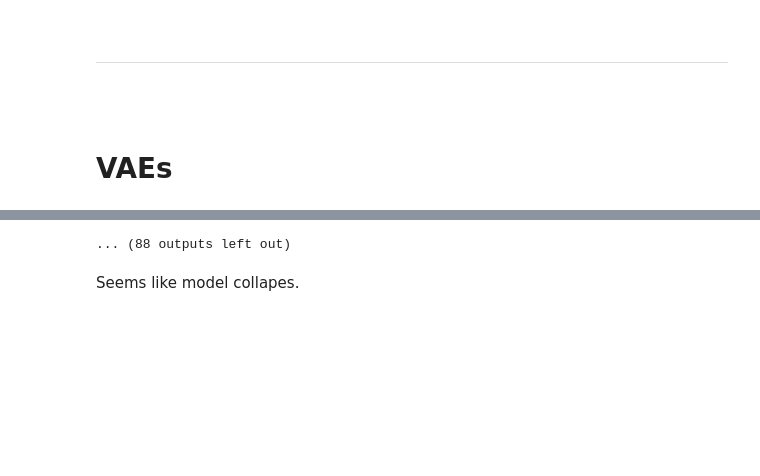
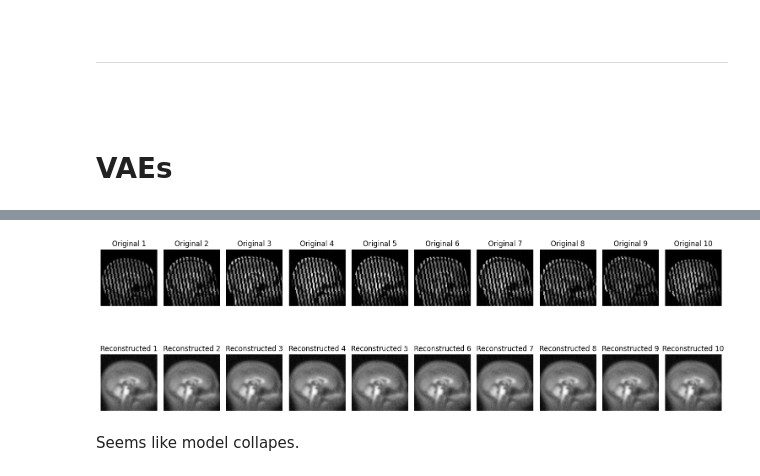
Before and after one commit to esemsc-f8af2eba/Neural-Network-Solutions-for-MRI-Brain-Image-Recovery, a Jupyter notebook: Assessment.ipynb, the cells around one changed output, grey strips where cells are left out. Cells and saved outputs as stored; diff of their text form; code cells hidden in the pictures; blank space fills up the shorter version.

```diff
--- a/Assessment.ipynb
+++ b/Assessment.ipynb
@@ -420,34 +395,3 @@ def plot_test_images(test_images, num_images=10):
-# %%
-def create_mask(img_size):
-    rectangle_width = 2
-    rectangle_height = 6
-    shift_per_row = 1
-    image = np.ones((img_size, img_size))
-    for y in range(0, img_size, rectangle_height):
-        start_x = (y // rectangle_height) * shift_per_row
-        for x in range(start_x, img_size, rectangle_width * 2):
-            image[y:y+rectangle_height, x:x+rectangle_width] = 0
-    return image
-
-# 应用遮罩到所有图片
-def apply_mask_to_images(image_paths, mask):
-    masked_images = []
-    for path in image_paths:
-        img = Image.open(path).convert('L')  # 将图片转换为灰度图
-        img_array = np.array(img)
-        masked_image = img_array * mask  # 应用遮罩
-        masked_images.append(Image.fromarray(masked_image))
-    return masked_images
-
-# 主执行部分
-img_size = 64  # 假设所有图片都是 64x64
-mask = create_mask(img_size)
-masked_images = apply_mask_to_images(generated_sample, mask)
-
-# 保存或展示遮罩后的图片
-for i, img in enumerate(masked_images):
-    img.save(f'masked_image_{i}.png')  # 保存到文件
-    img.show()  # 展示图片
 # %% [markdown]
 <br>
 
@@ -555,7 +499,7 @@ def train_vae(vae, data_loader, epochs=10):
             total_loss += loss.item()
         print(f'Epoch {epoch+1}, Loss: {total_loss/len(data_loader)}')
 
-train_vae(vae, train_loader, epochs=100)
+train_vae(vae, train_loader, epochs=10)
 
 # Generate and save reconstructed images
 test_images, _ = next(iter(test_loader))
@@ -630,3 +572,3 @@ Epoch 12, Loss: 0.006929637491703033
-... (88 outputs left out)
+[figure, added]
 # %% [markdown]
 Seems like model collapes.
```
Also changed, not shown: parts of 12 cells of this notebook.
